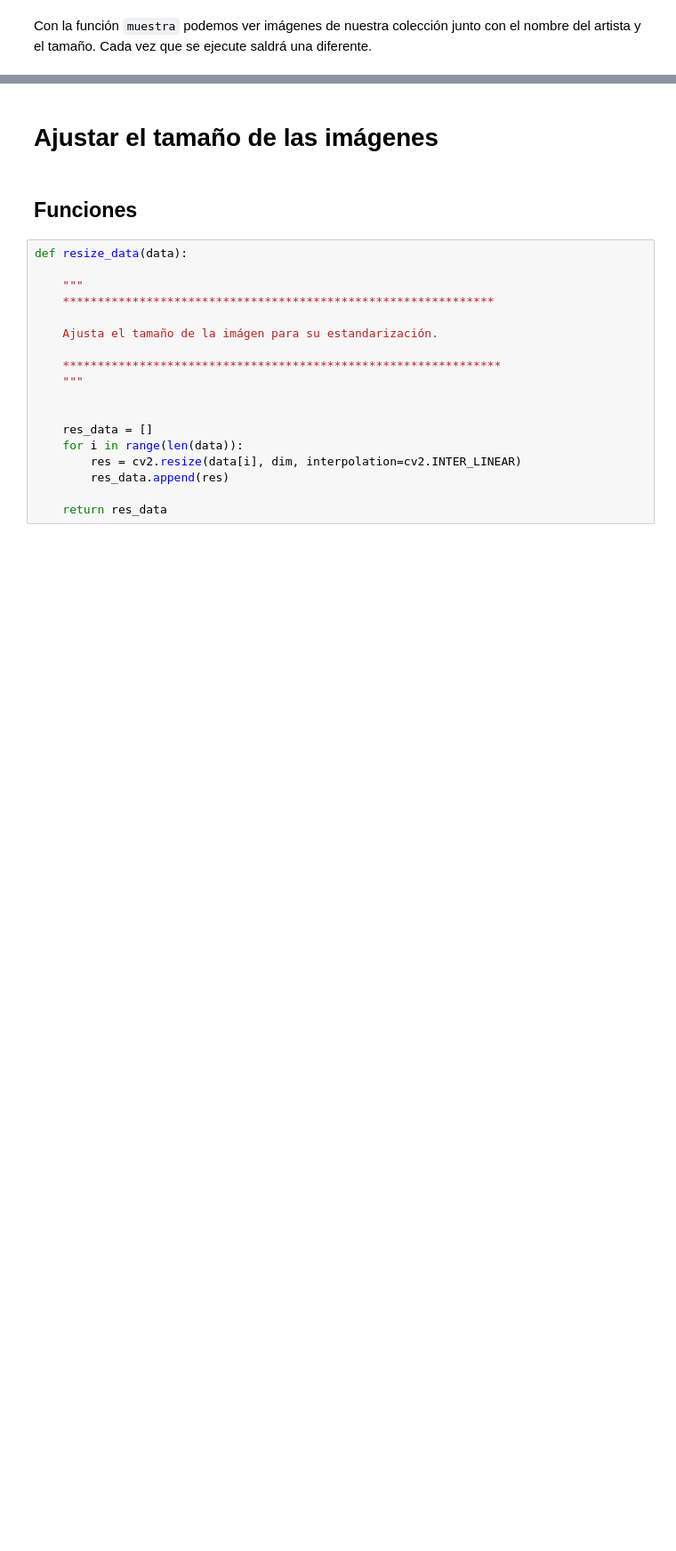
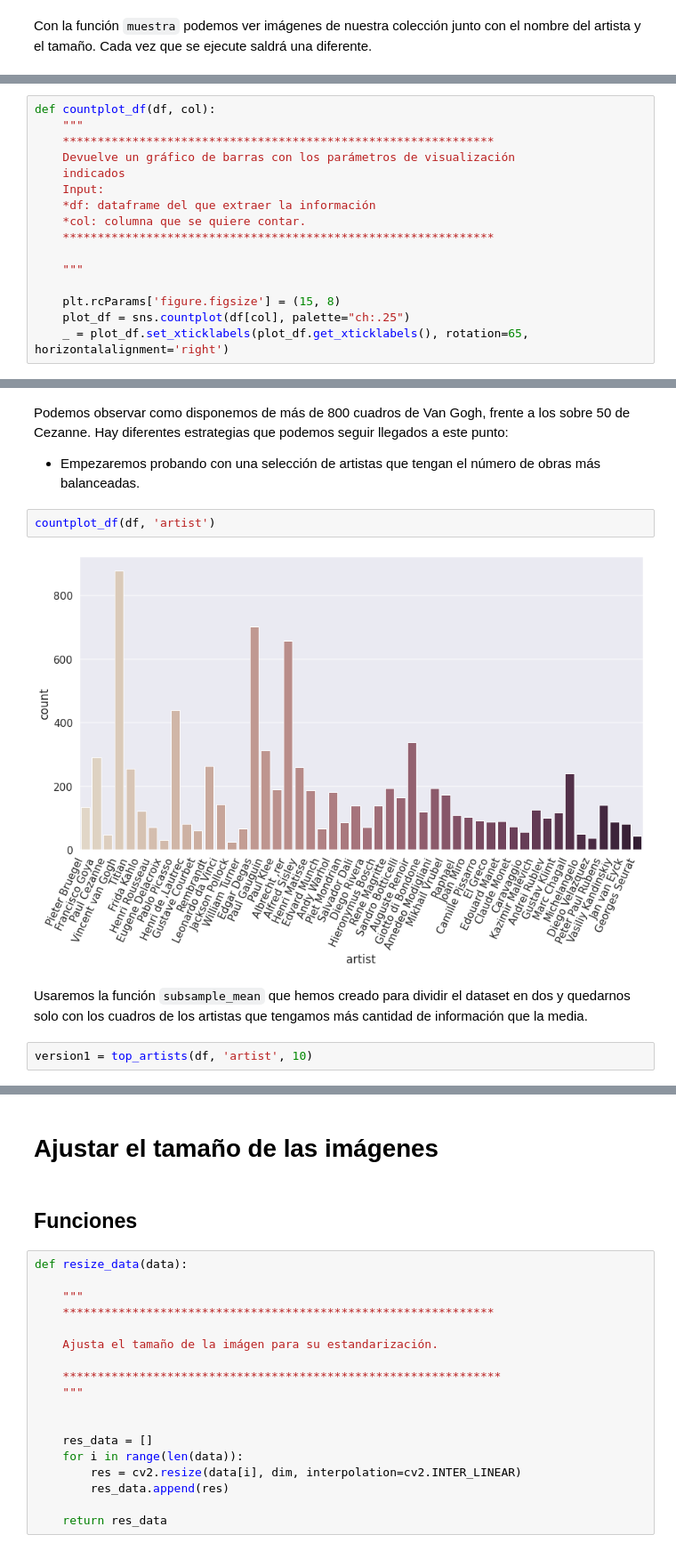
Before and after one commit to marlizana/art-project, a Jupyter notebook: art_project.ipynb, the cells around one changed output, grey strips where cells are left out. Shown at 89% size. Saved outputs shown, nothing was run; the diff lists cells and outputs as text; blank space fills up the shorter version.

```diff
--- a/art_project.ipynb
+++ b/art_project.ipynb
@@ -129,0 +198,16 @@ Deberemos aplicar <code>LabelEncoder</code> para convertir nuestra variable depe
+# %%
+def countplot_df(df, col):
+    """
+    **************************************************************
+    Devuelve un gráfico de barras con los parámetros de visualización
+    indicados
+    Input:
+    *df: dataframe del que extraer la información
+    *col: columna que se quiere contar.
+    **************************************************************
+
+    """
+
+    plt.rcParams['figure.figsize'] = (15, 8)
+    plot_df = sns.countplot(df[col], palette="ch:.25")
+    _ = plot_df.set_xticklabels(plot_df.get_xticklabels(), rotation=65, horizontalalignment='right')
@@ -129,0 +235,11 @@ Deberemos aplicar <code>LabelEncoder</code> para convertir nuestra variable depe
+# %% [markdown]
+Podemos observar como disponemos de más de 800 cuadros de Van Gogh, frente a los sobre 50 de Cezanne. Hay diferentes estrategias que podemos seguir llegados a este punto:
+* Empezaremos probando con una selección de artistas que tengan el número de obras más balanceadas.
+# %%
+countplot_df(df, 'artist')
+# %% [output]
+[figure, added]
+# %% [markdown]
+Usaremos la función <code>subsample_mean</code> que hemos creado para dividir el dataset en dos y quedarnos solo con los cuadros de los artistas que tengamos más cantidad de información que la media.
+# %%
+version1 = top_artists(df, 'artist', 10)
```
Also changed, not shown: parts of 132 cells of this notebook.
